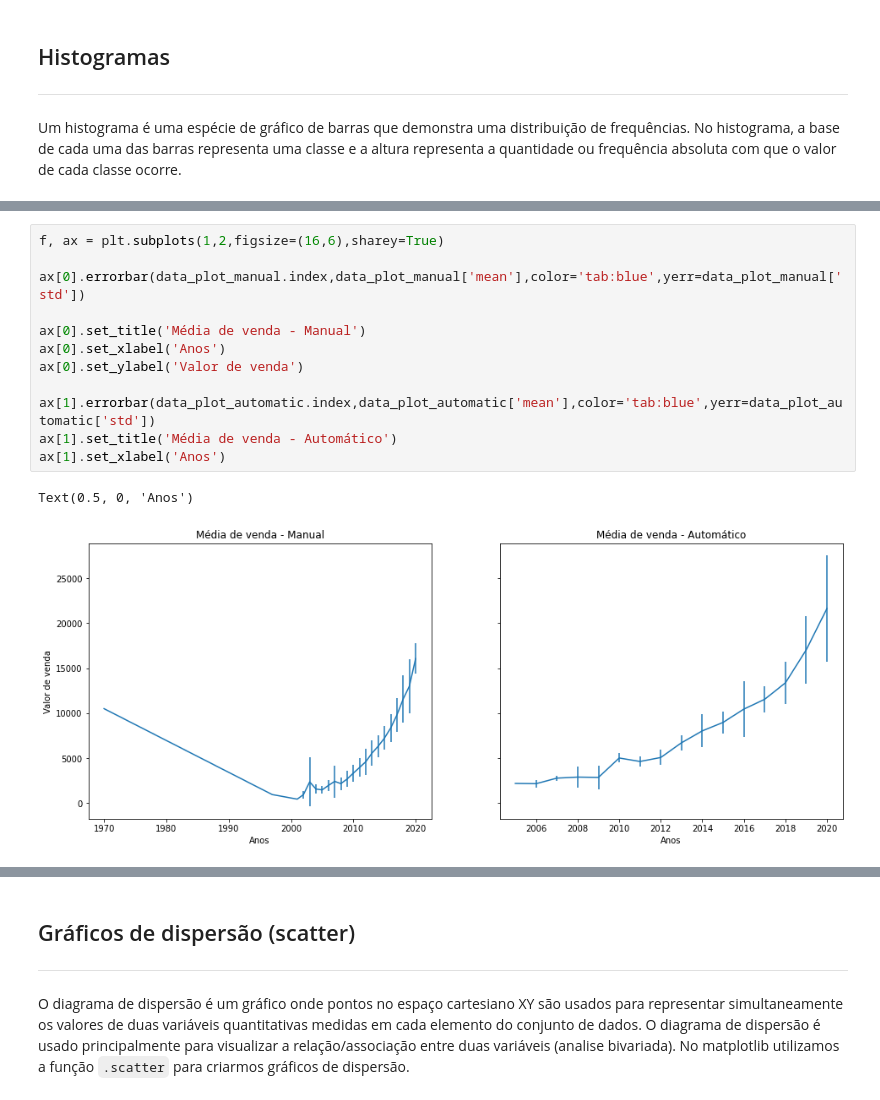
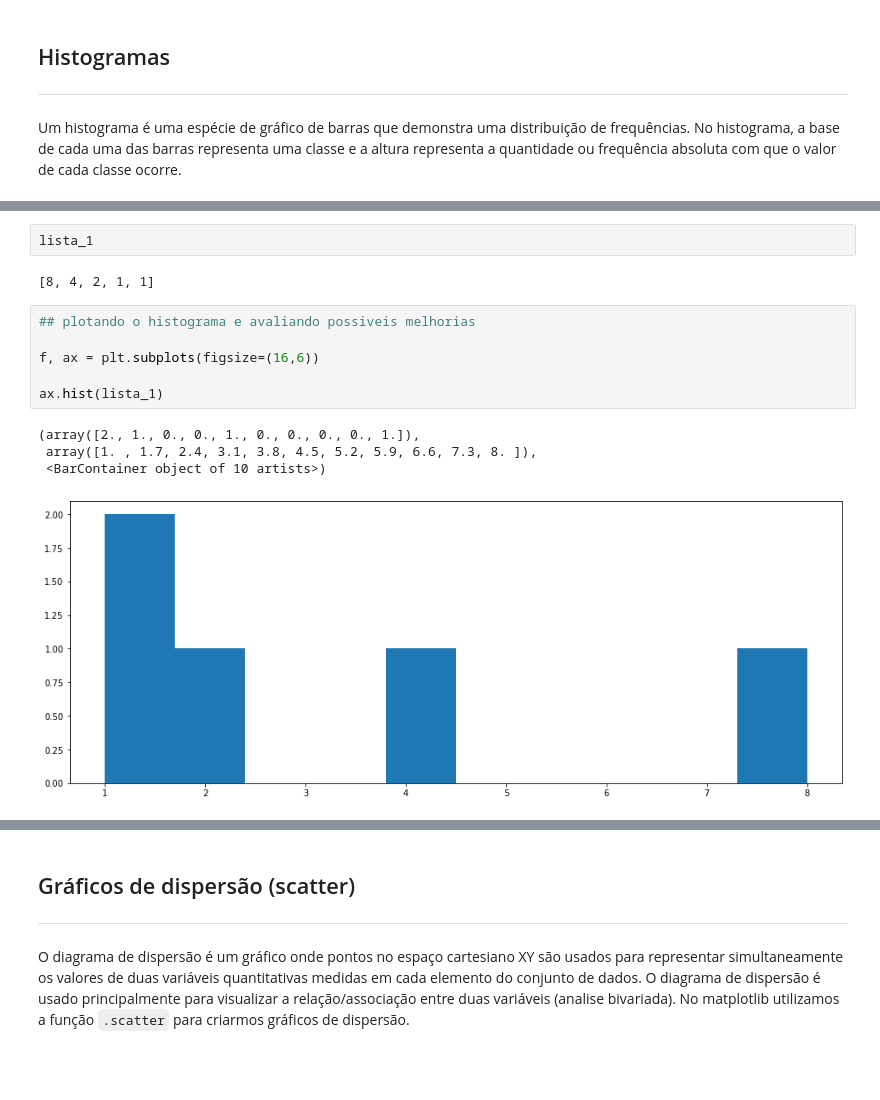
Before and after one commit to aulas-e-palestras/inove-python, a Jupyter notebook: 005_data_viz_matplotlib.ipynb, the cells around one changed output, grey strips where cells are left out. Saved outputs shown, nothing was run; the diff lists cells and outputs as text; blank space fills up the shorter version.

```diff
--- a/005_data_viz_matplotlib.ipynb
+++ b/005_data_viz_matplotlib.ipynb
@@ -545,15 +429,15 @@ data_plot_automatic = (
-# %%
-f, ax = plt.subplots(1,2,figsize=(16,6),sharey=True)
-
-ax[0].errorbar(data_plot_manual.index,data_plot_manual['mean'],color='tab:blue',yerr=data_plot_manual['std'])
-
-ax[0].set_title('Média de venda - Manual')
-ax[0].set_xlabel('Anos')
-ax[0].set_ylabel('Valor de venda')
-
-ax[1].errorbar(data_plot_automatic.index,data_plot_automatic['mean'],color='tab:blue',yerr=data_plot_automatic['std'])
-ax[1].set_title('Média de venda - Automático')
-ax[1].set_xlabel('Anos')
-# %% [output]
-Text(0.5, 0, 'Anos')
-[figure, removed]
+# %%
+lista_1
+# %% [output]
+[8, 4, 2, 1, 1]
+# %%
+## plotando o histograma e avaliando possiveis melhorias
+
+f, ax = plt.subplots(figsize=(16,6))
+
+ax.hist(lista_1)
+# %% [output]
+(array([2., 1., 0., 0., 1., 0., 0., 0., 0., 1.]),
+ array([1. , 1.7, 2.4, 3.1, 3.8, 4.5, 5.2, 5.9, 6.6, 7.3, 8. ]),
+ <BarContainer object of 10 artists>)
+[figure, added]
```
Also changed, not shown: parts of 39 cells of this notebook.
